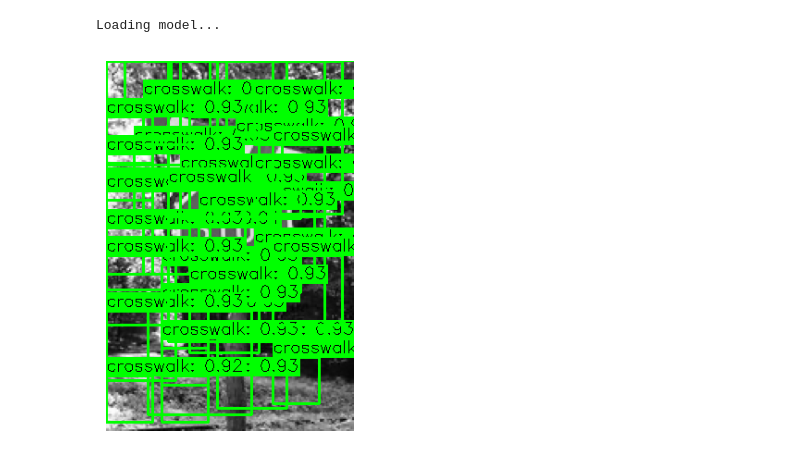
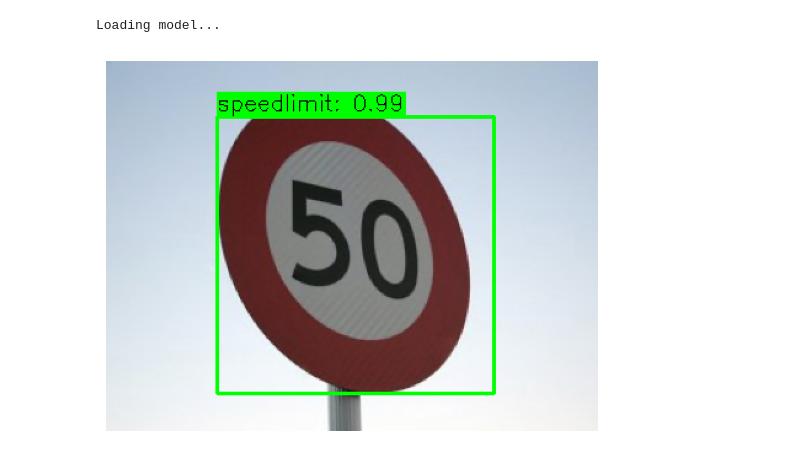
Before and after one commit to EbisuRyu/Vehicle-Detection-using-SVM-and-HOG, a Jupyter notebook: test_detection.ipynb, the cells around one changed output. Cells and saved outputs as stored; diff of their text form; code cells hidden in the pictures.

```diff
--- a/test_detection.ipynb
+++ b/test_detection.ipynb
@@ -13,14 +13,13 @@ import cv2
 import os
 # %%
 sourcer_params = {
-  'color_model': 'gray',                # hls, hsv, yuv, ycrcb
-  'spatial_size': (200, 200),            # (16, 16), (32, 32), (64, 64)
+  'spatial_size': (32, 32), # (16, 16), (32, 32), (64, 64)
   'orientations': 9,        # 6 - 12
-  'pixels_per_cell': 8,               # 8, 16
-  'cells_per_block': 2,                # 1, 2
+  'pixels_per_cell': 8,     # 8, 16
+  'cells_per_block': 2,     # 1, 2
   'transform_sqrt': True,
   'block_norm': 'L2',
-  'hog_visualize': True
+  'hog_visualize': False
 }
 exist_path = './save_model/model.pkl'
 save_path = './save_model'
@@ -34,14 +33,14 @@ if os.path.exists(save_path + '/model.pkl'):
 # %% [output]
 Loading model...
 # %%
-windowSize = [(50, 50)]
-image_path = './dataset/traffic_sign_board/images/road65.png'
-image = cv2.imread(image_path, cv2.IMREAD_GRAYSCALE)
+windowSize = [(50, 50), (80, 80), (100, 100), (150, 150), (200, 200)]
+image_path = './dataset/traffic_sign_board/images/road103.png'
+image = cv2.imread(image_path)
 predict_bbox = []
 for window_size in windowSize:
     slider = Slider(model, window_size, 20, scale=1.5, visualize=True)
     predict_bbox += slider.predict(image, 0.92)
 predict_bbox = non_maximum_supperssion(predict_bbox, 0.2)
 visualize_bbox(image, predict_bbox)
 # %% [output]
-[figure, old version]
+[figure, new version]
```
Also changed, not shown: parts of 1 cell of this notebook, 4 other files.
